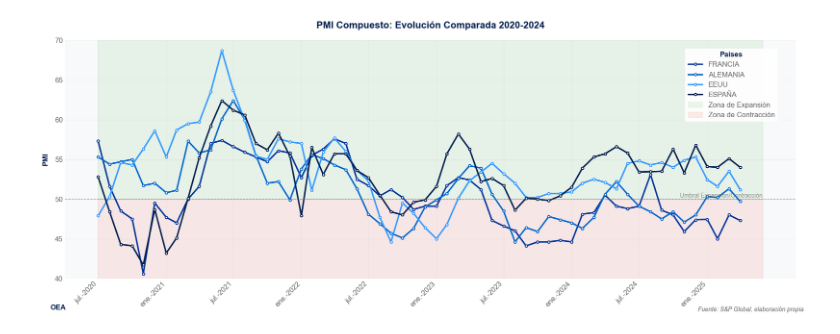
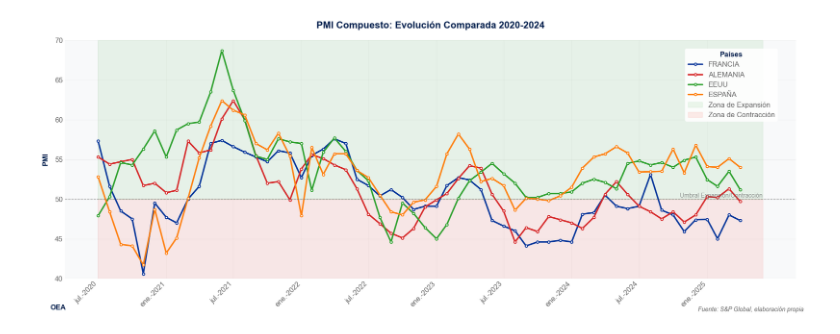
Before and after one commit to mhidper/camaras, a Jupyter notebook: codigos/codigos figuras.ipynb, the cells around one changed output. Saved outputs shown, nothing was run; the diff lists cells and outputs as text; code cells hidden in the pictures.

```diff
--- a/codigos/codigos figuras.ipynb
+++ b/codigos/codigos figuras.ipynb
@@ -115,9 +118,9 @@ plt.rcParams['font.family'] = 'sans-serif'
 # Colores corporativos inspirados en la web de OEA
 colors = {
     'FRANCIA': '#003399',    # Azul oscuro
-    'ALEMANIA': '#0066cc',   # Azul medio
-    'EEUU': '#3399ff',       # Azul claro
-    'ESPAÑA': '#001f4d'      # Azul muy oscuro
+    'ALEMANIA': '#D62728',   # Rojo
+    'EEUU': '#2CA02C',       # Verde
+    'ESPAÑA': '#FF7F0E'      # Naranja
 }
 
 # Crear la figura con un fondo específico
@@ -168,34 +171,34 @@ legend = ax.legend(title='Países',
 
 # Añadir un fondo semitransparente a la leyenda para mejorar la legibilidad
 legend.get_frame().set_alpha(0.9)
 legend.get_frame().set_facecolor('white')
 legend.get_title().set_color('#001f4d')
 legend.get_title().set_fontweight('bold')
 for text in legend.get_texts():
     text.set_color('#666666')
 
 # Ajustar los márgenes - ya no necesitamos tanto espacio a la derecha
 plt.tight_layout()
 plt.subplots_adjust(right=0.98)  # Aumentar el espacio utilizable del gráfico
 
 # Añadir nota de fuente
 plt.figtext(0.99, 0.01, 'Fuente: S&P Global, elaboración propia',
             ha='right', va='bottom', fontsize=10, style='italic', color='#666666')
 
 # Añadir logo OEA (simulado con texto)
 plt.figtext(0.02, 0.02, 'OEA', fontsize=12, weight='bold', color='#001f4d')
 
 # Ajustar los márgenes
 plt.tight_layout()
 plt.subplots_adjust(right=0.98)
 
 # Eliminar los bordes del gráfico
 for spine in ax.spines.values():
     spine.set_visible(False)
 
 plt.show()
 # %% [output]
-[figure, old version]
+[figure, new version]
 # %%
 import pandas as pd
 import matplotlib.pyplot as plt
```
Also changed, not shown: parts of 2 cells of this notebook, 1 other file.
